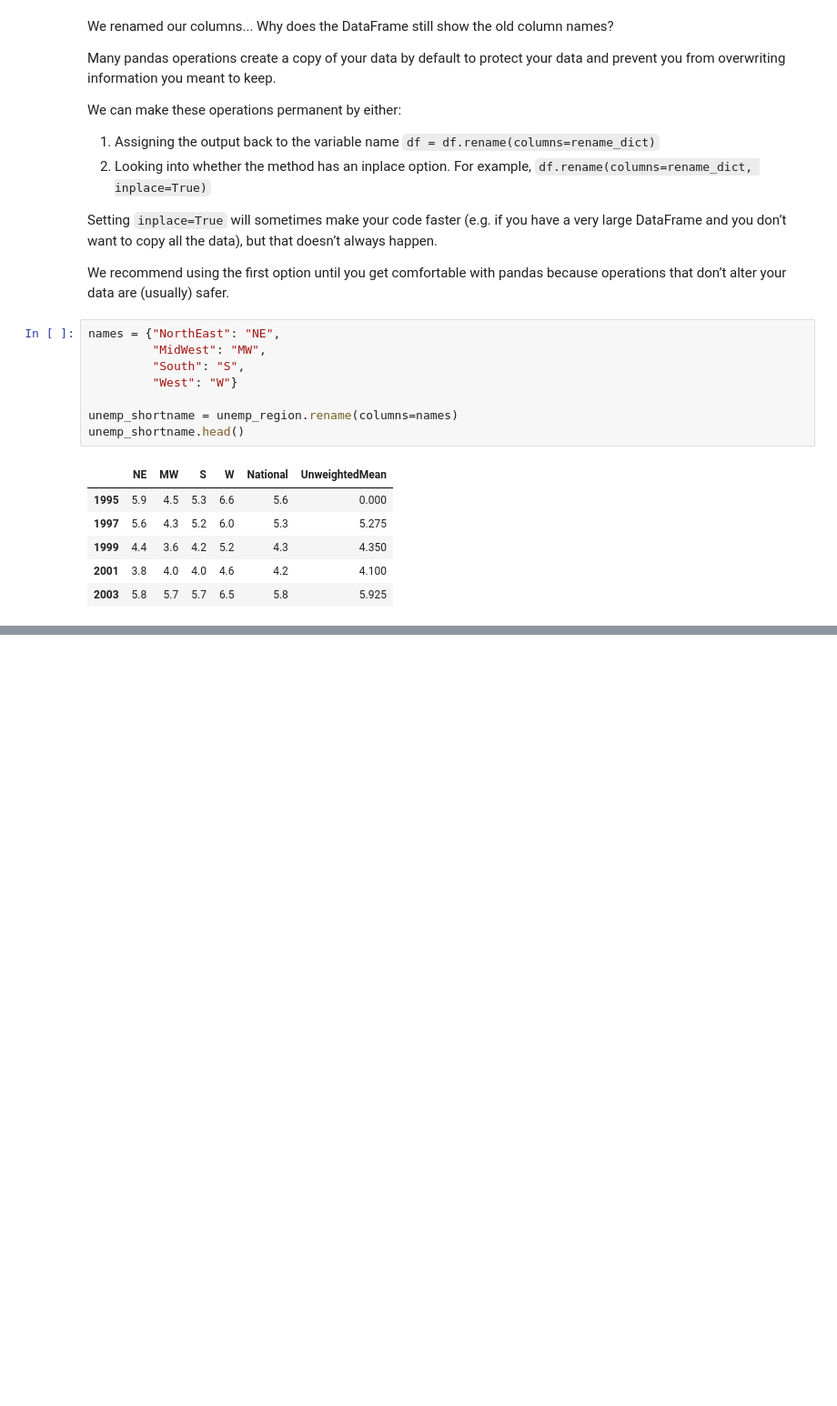
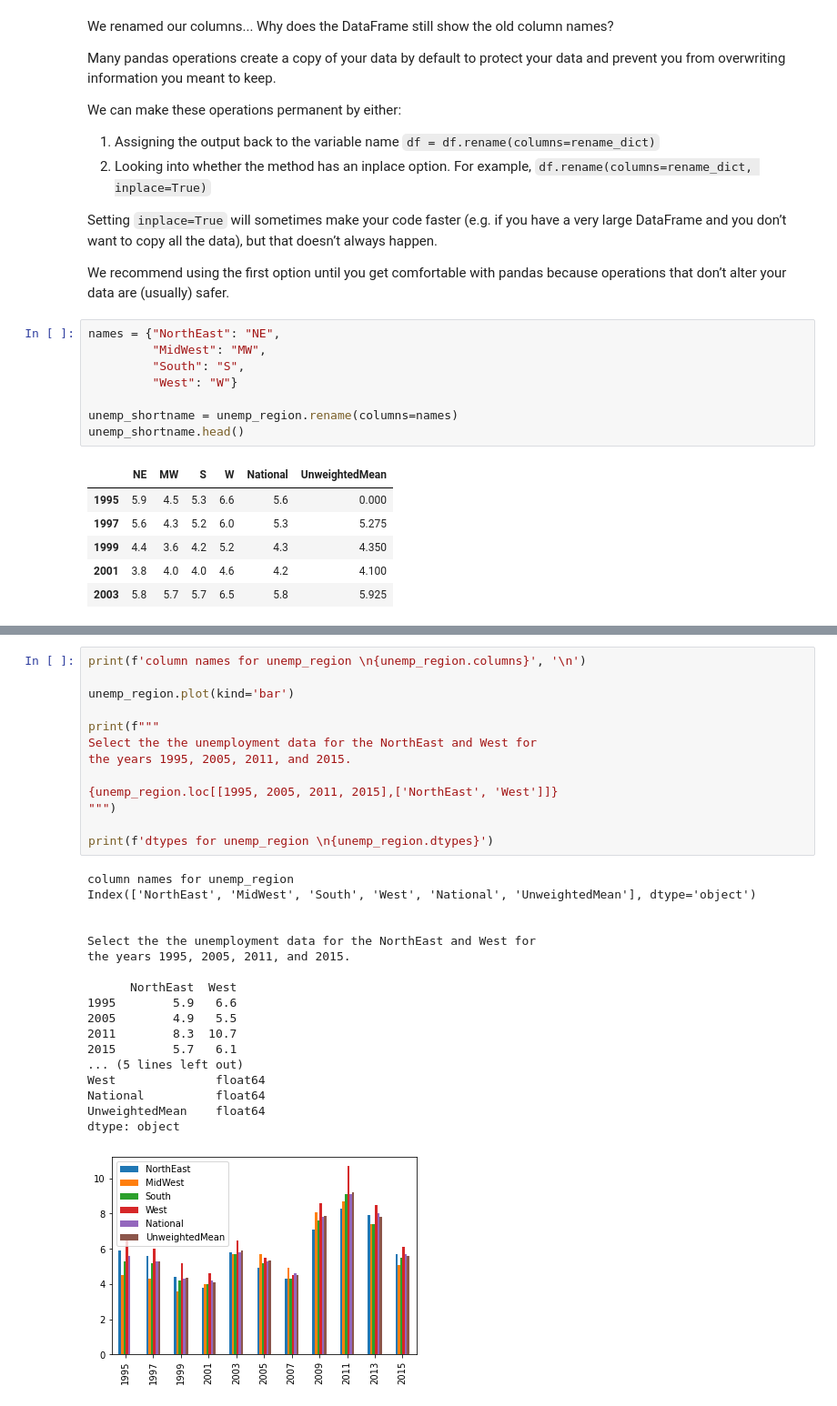
Before and after one commit to beauvilerobed/ds-ml-notes-projects-and-tutorials, a Jupyter notebook: projects/intro-to-economic-modeling-and-ds/working-with-data/intro.ipynb, the cells around one changed output, grey strips where cells are left out. Shown at 91% size. Drawn from its saved outputs; the diff is of its cells as text; blank space fills up the shorter version.

```diff
--- a/projects/intro-to-economic-modeling-and-ds/working-with-data/intro.ipynb
+++ b/projects/intro-to-economic-modeling-and-ds/working-with-data/intro.ipynb
@@ -495,0 +530,32 @@ unemp_shortname.head()
+# %%
+print(f'column names for unemp_region \n{unemp_region.columns}', '\n')
+
+unemp_region.plot(kind='bar')
+
+print(f"""
+Select the the unemployment data for the NorthEast and West for
+the years 1995, 2005, 2011, and 2015.
+
+{unemp_region.loc[[1995, 2005, 2011, 2015],['NorthEast', 'West']]}
+""")
+
+print(f'dtypes for unemp_region \n{unemp_region.dtypes}')
+# %% [output]
+column names for unemp_region
+Index(['NorthEast', 'MidWest', 'South', 'West', 'National', 'UnweightedMean'], dtype='object')
+
+
+Select the the unemployment data for the NorthEast and West for
+the years 1995, 2005, 2011, and 2015.
+
+      NorthEast  West
+1995        5.9   6.6
+2005        4.9   5.5
+2011        8.3  10.7
+2015        5.7   6.1
+... (5 lines left out)
+West              float64
+National          float64
+UnweightedMean    float64
+dtype: object
+[figure, added]
```
Also changed, not shown: parts of 3 cells of this notebook.
